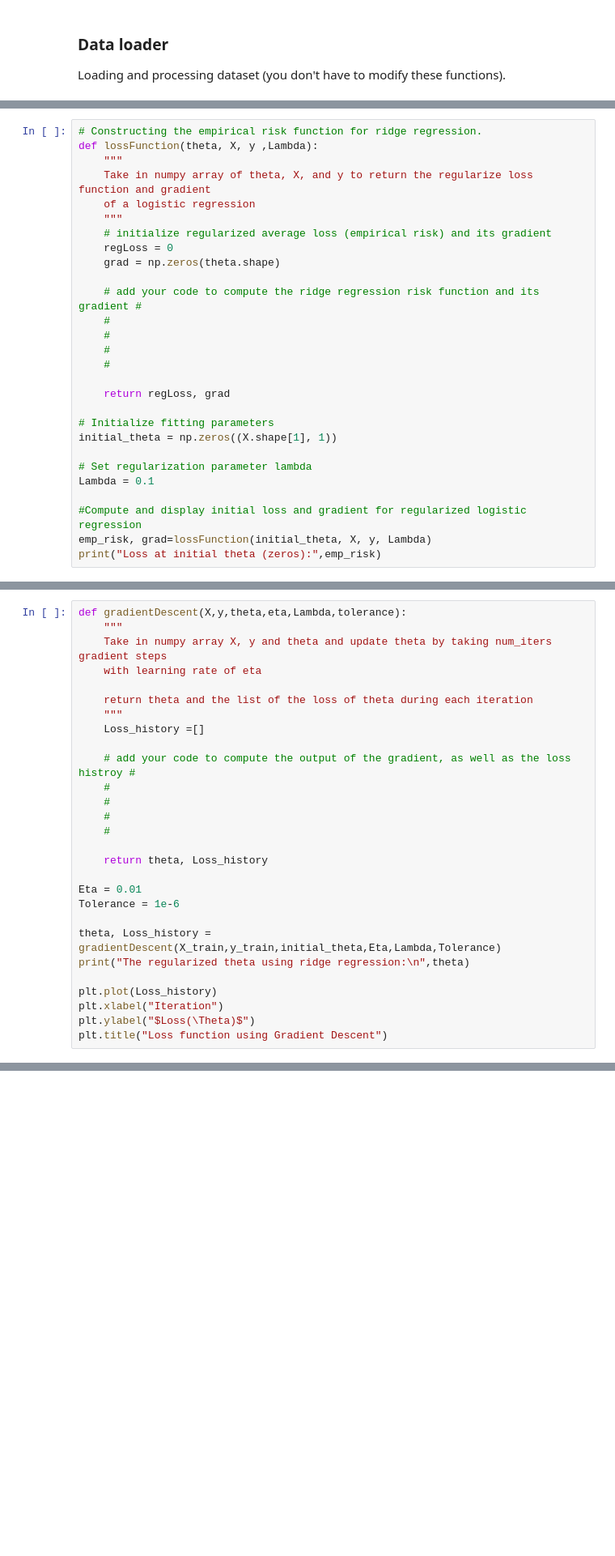
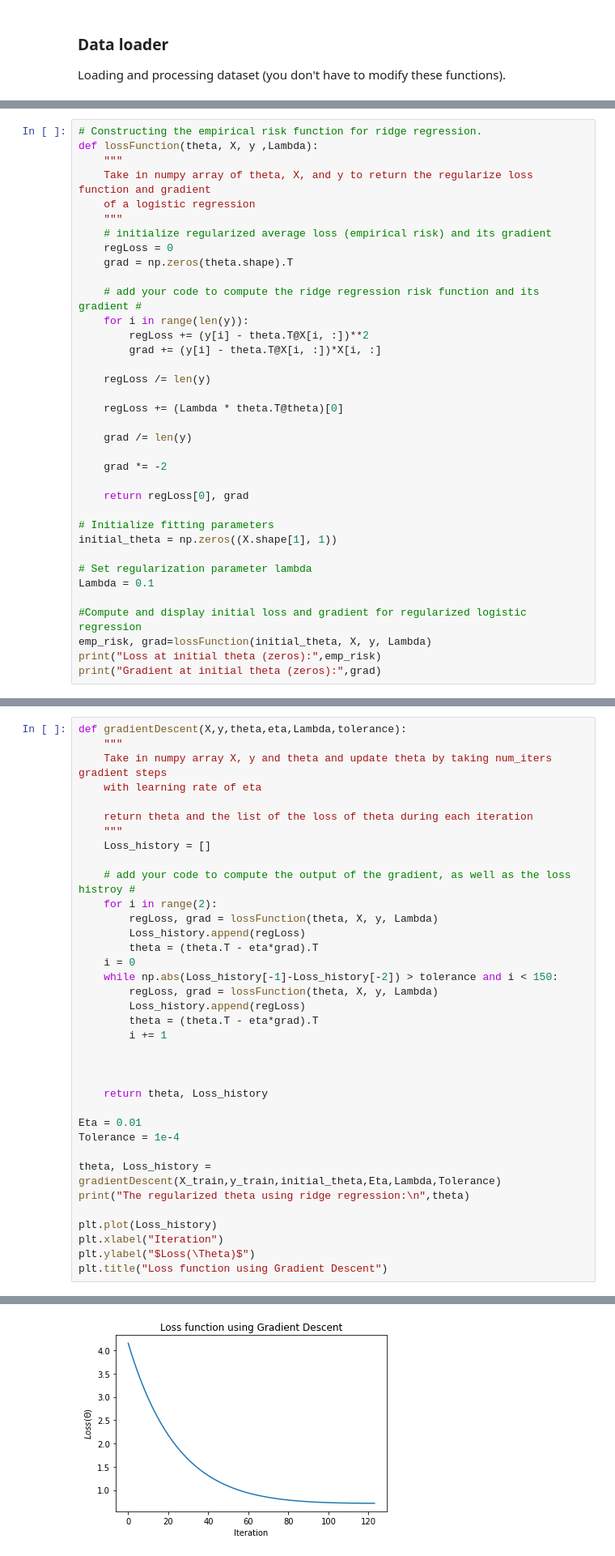
Before and after one commit to 24raniwalar/mlproject1, a Jupyter notebook: project1_regression_modelsel.ipynb, the cells around one changed output, grey strips where cells are left out. Shown: that part at 81% size. Drawn from its saved outputs; the diff is of its cells as text; blank space fills up the shorter version.

```diff
--- a/project1_regression_modelsel.ipynb
+++ b/project1_regression_modelsel.ipynb
@@ -153,15 +155,22 @@ def lossFunction(theta, X, y ,Lambda):
     """
     # initialize regularized average loss (empirical risk) and its gradient
     regLoss = 0
-    grad = np.zeros(theta.shape)
+    grad = np.zeros(theta.shape).T
 
     # add your code to compute the ridge regression risk function and its gradient #
-    #
-    #
-    #
-    #
+    for i in range(len(y)):
+        regLoss += (y[i] - theta.T@X[i, :])**2
+        grad += (y[i] - theta.T@X[i, :])*X[i, :]
 
-    return regLoss, grad
+    regLoss /= len(y)
+
+    regLoss += (Lambda * theta.T@theta)[0]
+
+    grad /= len(y)
+
+    grad *= -2
+
+    return regLoss[0], grad
 
 # Initialize fitting parameters
 initial_theta = np.zeros((X.shape[1], 1))
@@ -172,3 +181,4 @@ Lambda = 0.1
 #Compute and display initial loss and gradient for regularized logistic regression
 emp_risk, grad=lossFunction(initial_theta, X, y, Lambda)
 print("Loss at initial theta (zeros):",emp_risk)
+print("Gradient at initial theta (zeros):",grad)
@@ -199,18 +212,26 @@ def gradientDescent(X,y,theta,eta,Lambda,tolerance):
 
     return theta and the list of the loss of theta during each iteration
     """
-    Loss_history =[]
+    Loss_history = []
 
     # add your code to compute the output of the gradient, as well as the loss histroy #
-    #
-    #
-    #
-    #
+    for i in range(2):
+        regLoss, grad = lossFunction(theta, X, y, Lambda)
+        Loss_history.append(regLoss)
+        theta = (theta.T - eta*grad).T
+    i = 0
+    while np.abs(Loss_history[-1]-Loss_history[-2]) > tolerance and i < 150:
+        regLoss, grad = lossFunction(theta, X, y, Lambda)
+        Loss_history.append(regLoss)
+        theta = (theta.T - eta*grad).T
+        i += 1
+
+
 
     return theta, Loss_history
 
 Eta = 0.01
-Tolerance = 1e-6
+Tolerance = 1e-4
 
 theta, Loss_history = gradientDescent(X_train,y_train,initial_theta,Eta,Lambda,Tolerance)
 print("The regularized theta using ridge regression:\n",theta)
@@ -219,3 +240,4 @@ plt.plot(Loss_history)
 plt.xlabel("Iteration")
 plt.ylabel("$Loss(\Theta)$")
 plt.title("Loss function using Gradient Descent")
+# %% [output]
@@ -222,3 +248,4 @@ plt.title("Loss function using Gradient Descent")
+[figure, added]
 # %% [markdown]
 ### Test module (5pt)
 
```
Also changed, not shown: parts of 7 cells of this notebook.
